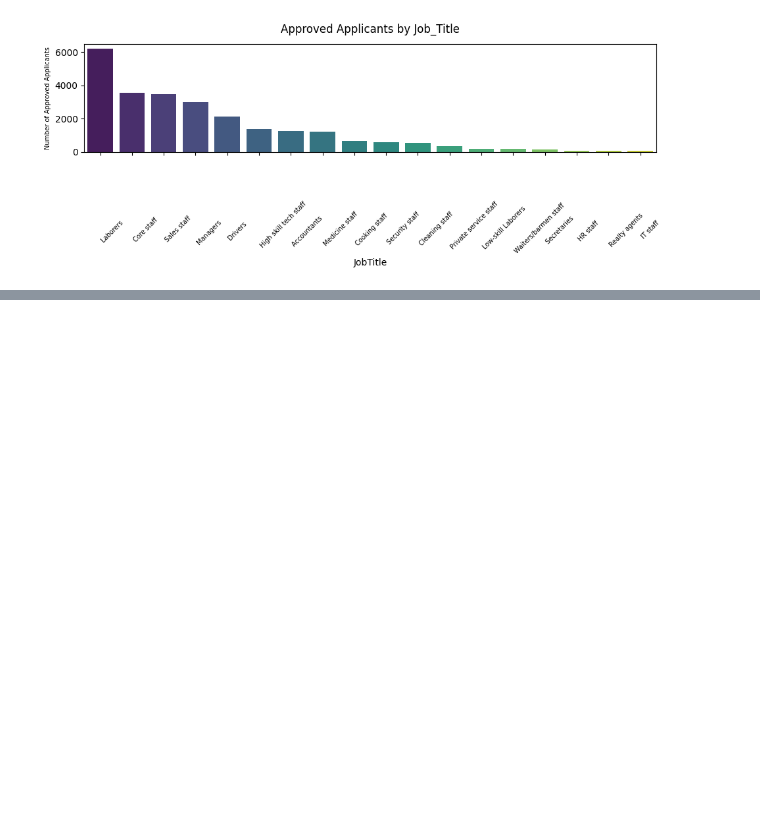
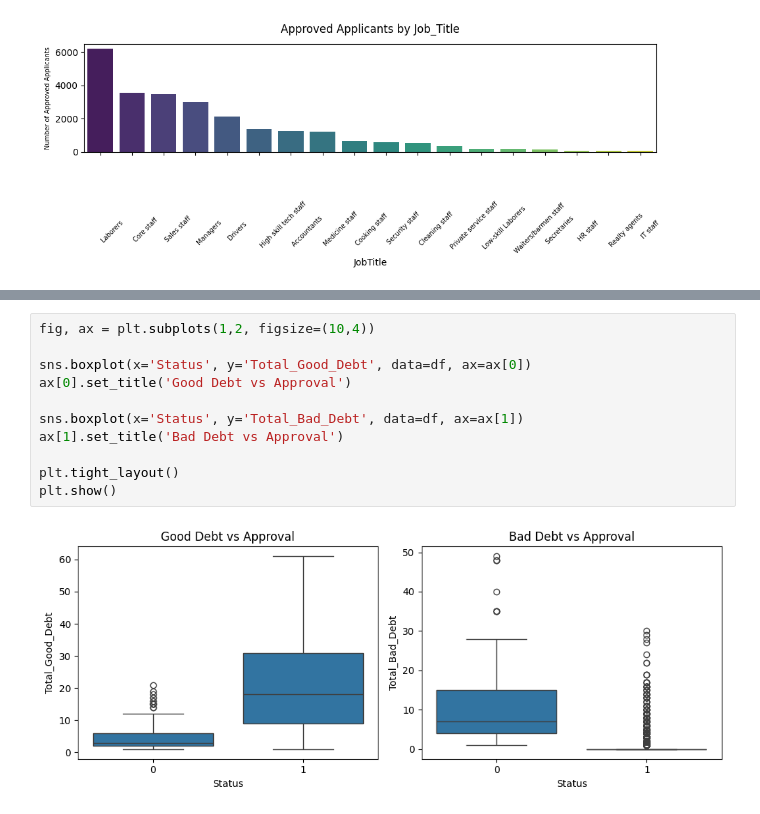
Before and after one commit to Abdulsubahan2003/Mini_Project_2, a Jupyter notebook: project.ipynb, the cells around one changed output, grey strips where cells are left out. Drawn from its saved outputs; the diff is of its cells as text; blank space fills up the shorter version.

```diff
--- a/project.ipynb
+++ b/project.ipynb
@@ -358,0 +396,13 @@ Passing `palette` without assigning `hue` is deprecated and will be removed in v
+# %%
+fig, ax = plt.subplots(1,2, figsize=(10,4))
+
+sns.boxplot(x='Status', y='Total_Good_Debt', data=df, ax=ax[0])
+ax[0].set_title('Good Debt vs Approval')
+
+sns.boxplot(x='Status', y='Total_Bad_Debt', data=df, ax=ax[1])
+ax[1].set_title('Bad Debt vs Approval')
+
+plt.tight_layout()
+plt.show()
+# %% [output]
+[figure, added]
```
Also changed, not shown: parts of 16 cells of this notebook.
